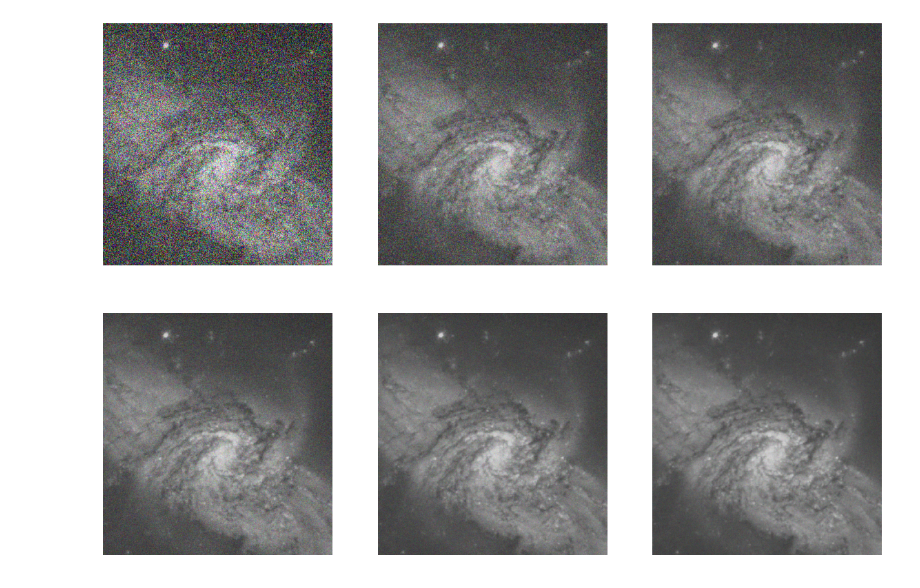
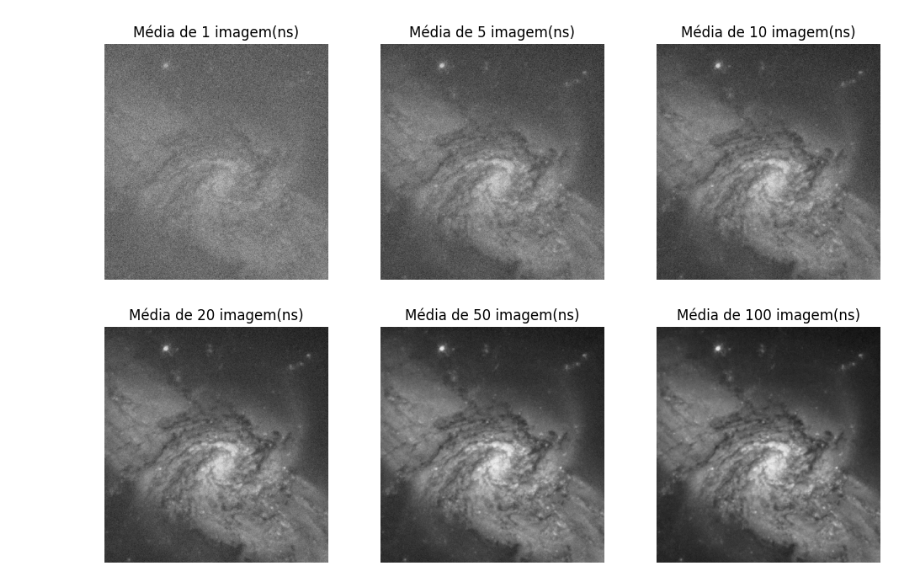
Before and after one commit to hubertlm/PDI, a Jupyter notebook: atividade1.ipynb, the cells around one changed output. Saved outputs shown, nothing was run; the diff lists cells and outputs as text; code cells hidden in the pictures.

```diff
--- a/atividade1.ipynb
+++ b/atividade1.ipynb
@@ -12,54 +12,45 @@ def add_gaussian_noise(image, mean, std_dev):
     # PT: Adiciona o ruído à imagem
     noisy_image = image + noise
 
-    # Clip the pixel values to the valid range [0, 255]
-    # PT: Corta os valores de pixel para o intervalo válido [0, 255]
-    noisy_image = np.clip(noisy_image, 0, 255)
-
     return noisy_image
 
-im = cv2.imread("foto.tif")
+im = Image.open("foto.tif")
 
-# Generate a image with noise
-# PT: Gera uma imagem com ruído
-im_noisy = add_gaussian_noise(im, mean=0, std_dev=120)
 
-# Now we use the mean of noisy images to get a clean image, for 5,10,10,50 and 100 images
-# PT: Agora, nós utilizamos a média de imagens ruidosas para limpar a imagem, para 5,10,20,50 e 100 imagens
+# Now we use the mean of noisy images to get a clean image, for 1,5,10,20,50 and 100 images
+# PT: Agora, nós utilizamos a média de imagens ruidosas para limpar a imagem, para 1,5,10,20,50 e 100 imagens
 
-# Convert to uint8 for display purposes
-# PT: Converte para uint8 para fins de exibição
-im_noisy = im_noisy.astype(np.uint8)
-numbers = [5, 10, 20, 50, 100]
+numbers = [1, 5, 10, 20, 50, 100]
 new_images=[]
 
 def mean_noisy_images(image, samples):
+    image = np.asarray(image)
+    sum = 0
     temp_images = []
     for i in range(samples):
-        noisy_image = add_gaussian_noise(image, mean=0, std_dev=120)
+        noisy_image = add_gaussian_noise(image, mean=0, std_dev=64)
         temp_images.append(noisy_image)
+        sum += noisy_image
     # Compute the mean image by summing and dividing by samples
     # PT: Computa a imagem média somando e dividindo pela quantidade de amostras
-    mean_image = np.mean(temp_images, axis=0)
+
+    #mean_image = np.mean(temp_images, axis=0)
+    mean_image = sum/samples
     return mean_image
 
 # Now we aplly the fuction for the defined numbers of samples
 # PT: Agora nós aplicamos a função para os números definidos de amostras
 for n in numbers:
-    converted_image = mean_noisy_images(im, n).astype(np.uint8)
-    new_images.append(converted_image)
+    new_images.append(mean_noisy_images(im, n))
 # %%
 # Display of the generated images
 # PT: Exibição das imagens geradas
 
-fig = plt.figure(figsize=(30, 20))
+fig = plt.figure(figsize=(12, 8))
 
-plt.subplot(261); plt.axis("off"); plt.imshow(im_noisy)
-plt.subplot(262); plt.axis("off"), plt.imshow(new_images[0])
-plt.subplot(263); plt.axis("off"), plt.imshow(new_images[1])
-plt.subplot(161); plt.axis("off"), plt.imshow(new_images[2])
-plt.subplot(162); plt.axis("off"), plt.imshow(new_images[3])
-plt.subplot(163); plt.axis("off"), plt.imshow(new_images[4])
+for i in range(6):
+    plt.subplot(2, 3, i + 1); plt.title(f"Média de {numbers[i]} imagem(ns)"); plt.axis("off"); plt.imshow(new_images[i], cmap="gray")
+
 plt.show()
 # %% [output]
-[figure, old version]
+[figure, new version]
```
Also changed, not shown: parts of 1 cell of this notebook.
